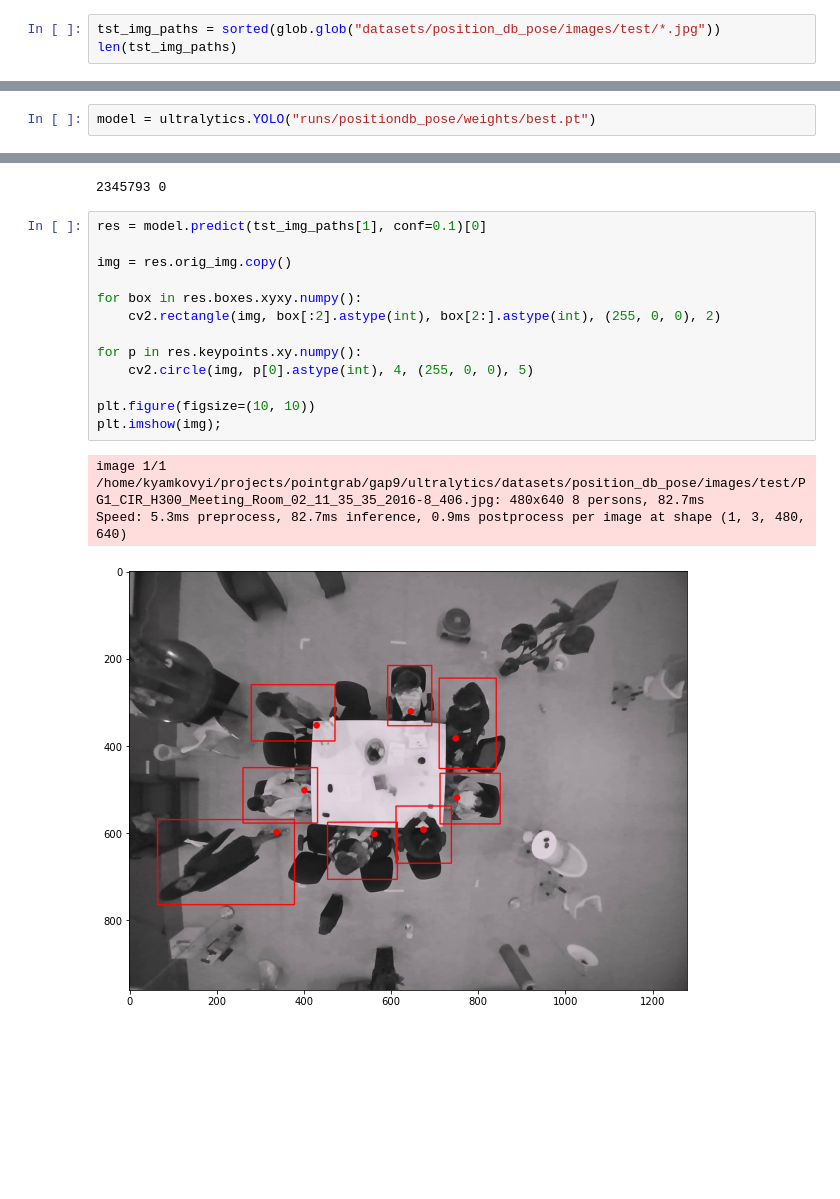
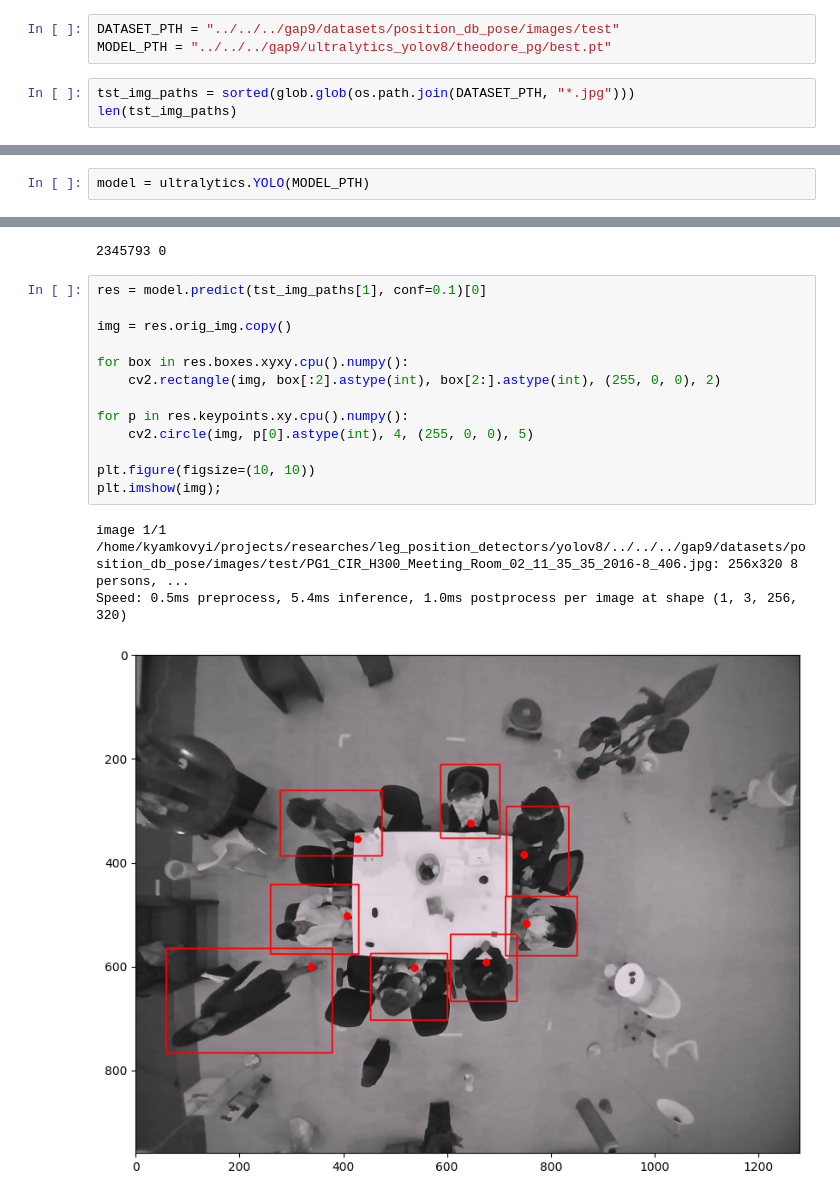
Before and after one commit to klymya/pg-research, a Jupyter notebook: leg_position_detectors/yolov8/eval_yolo_trch_pos.ipynb, the cells around one changed output, grey strips where cells are left out. Drawn from its saved outputs; the diff is of its cells as text; blank space fills up the shorter version.

```diff
--- a/leg_position_detectors/yolov8/eval_yolo_trch_pos.ipynb
+++ b/leg_position_detectors/yolov8/eval_yolo_trch_pos.ipynb
@@ -14,10 +17,13 @@ from metricsevaluator import MetricsEvaluator
+# %%
+DATASET_PTH = "../../../gap9/datasets/position_db_pose/images/test"
+MODEL_PTH = "../../../gap9/ultralytics_yolov8/theodore_pg/best.pt"
 # %%
-tst_img_paths = sorted(glob.glob("datasets/position_db_pose/images/test/*.jpg"))
+tst_img_paths = sorted(glob.glob(os.path.join(DATASET_PTH, "*.jpg")))
 len(tst_img_paths)
 # %% [output]
 490
 # %%
-model = ultralytics.YOLO("runs/positiondb_pose/weights/best.pt")
+model = ultralytics.YOLO(MODEL_PTH)
 # %%
 pytorch_total_params = sum(p.numel() for p in model.parameters())
 pytorch_total_traineble_params = sum(p.numel() for p in model.parameters() if p.requires_grad)
@@ -27,18 +33,18 @@ print(pytorch_total_params, pytorch_total_traineble_params)
 # %%
 res = model.predict(tst_img_paths[1], conf=0.1)[0]
 
 img = res.orig_img.copy()
 
-for box in res.boxes.xyxy.numpy():
+for box in res.boxes.xyxy.cpu().numpy():
     cv2.rectangle(img, box[:2].astype(int), box[2:].astype(int), (255, 0, 0), 2)
 
-for p in res.keypoints.xy.numpy():
+for p in res.keypoints.xy.cpu().numpy():
     cv2.circle(img, p[0].astype(int), 4, (255, 0, 0), 5)
 
 plt.figure(figsize=(10, 10))
 plt.imshow(img);
 # %% [output]
-image 1/1 /home/kyamkovyi/projects/pointgrab/gap9/ultralytics/datasets/position_db_pose/images/test/PG1_CIR_H300_Meeting_Room_02_11_35_35_2016-8_406.jpg: 480x640 8 persons, 82.7ms
-Speed: 5.3ms preprocess, 82.7ms inference, 0.9ms postprocess per image at shape (1, 3, 480, 640)
+image 1/1 /home/kyamkovyi/projects/researches/leg_position_detectors/yolov8/../../../gap9/datasets/position_db_pose/images/test/PG1_CIR_H300_Meeting_Room_02_11_35_35_2016-8_406.jpg: 256x320 8 persons, ...
+Speed: 0.5ms preprocess, 5.4ms inference, 1.0ms postprocess per image at shape (1, 3, 256, 320)
-[figure, old version]
+[figure, new version]
 # %%
```
Also changed, not shown: parts of 5 cells of this notebook, 19 other files.
